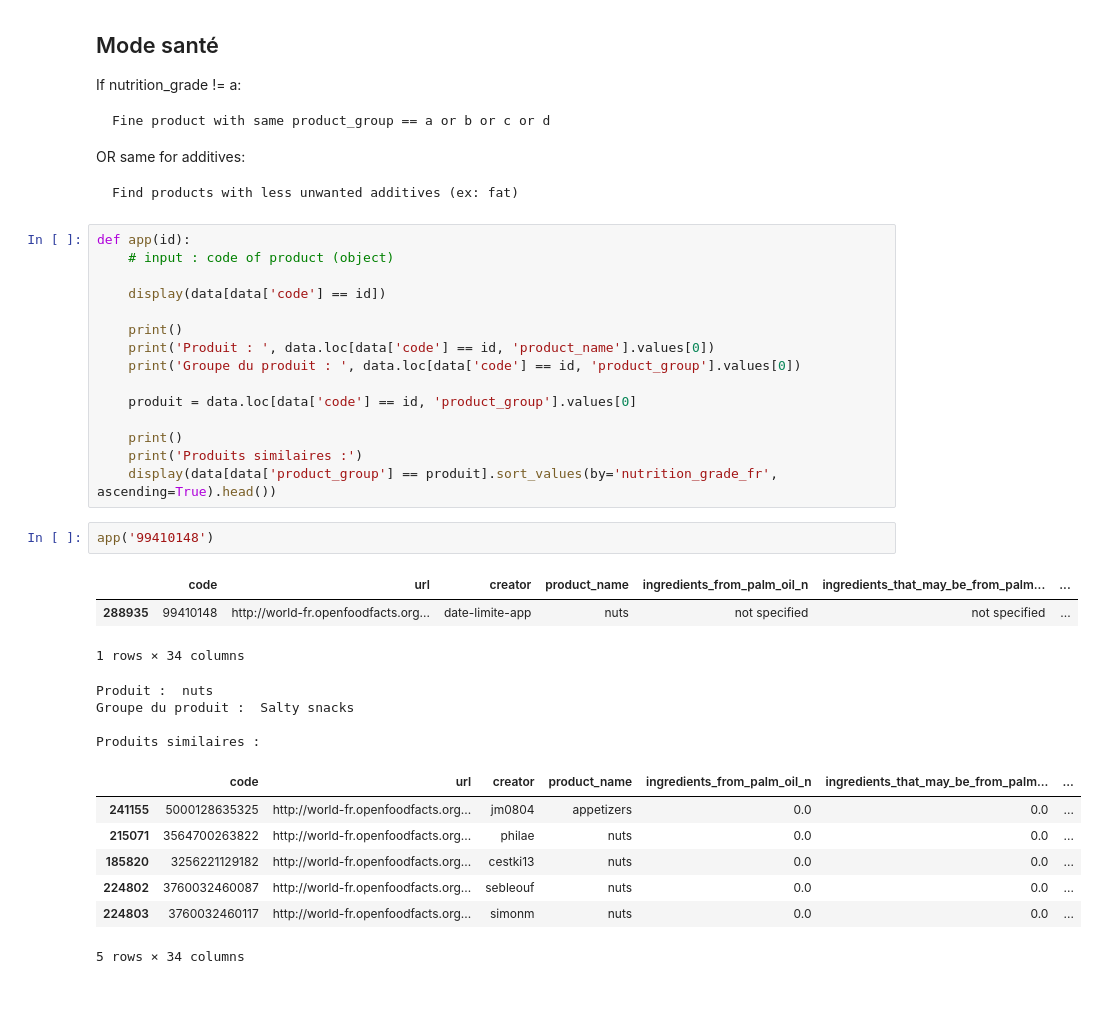
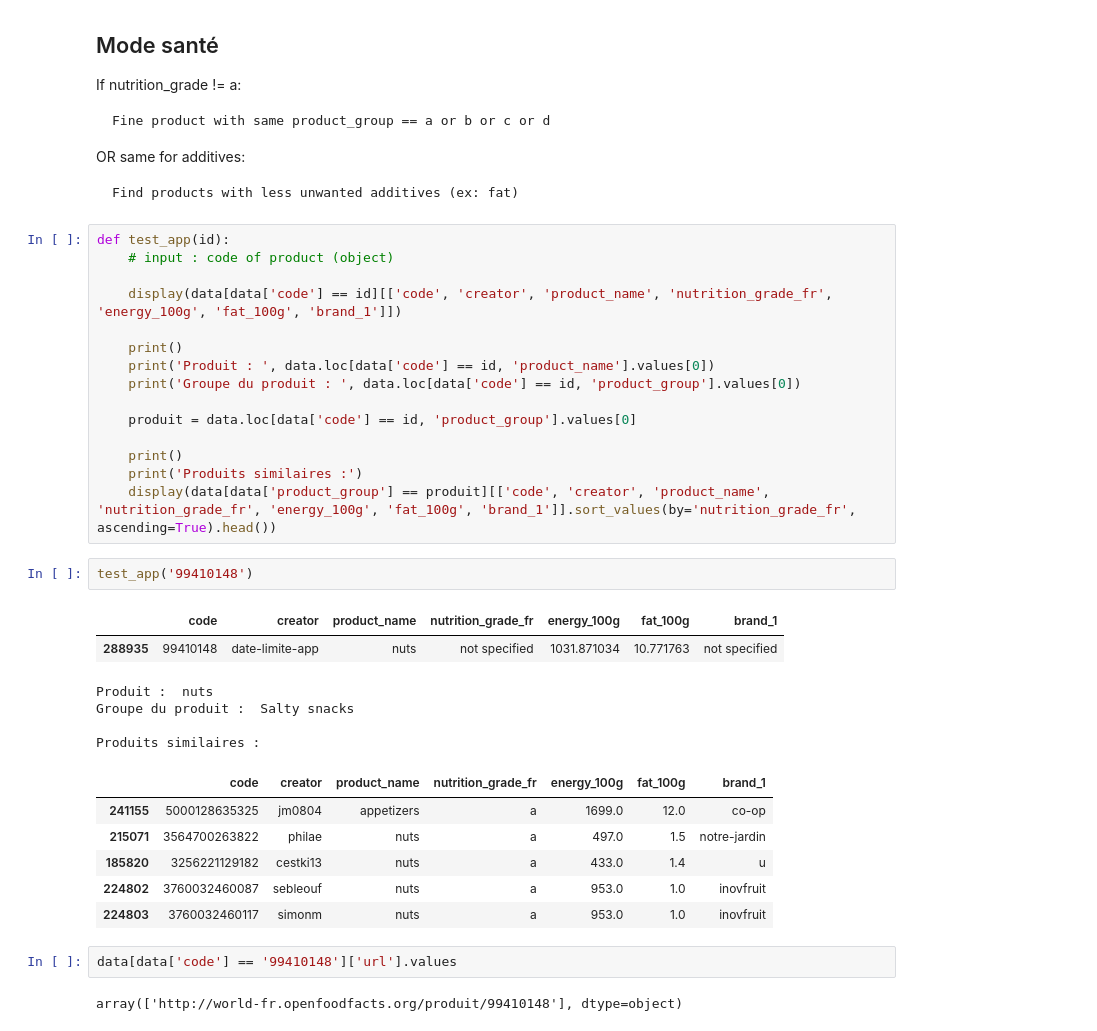
Before and after one commit to Axelibnida/My_projects, a Jupyter notebook: Data cleaning and Analyses/P2_Data_analysis.ipynb, the cells around one changed output. Saved outputs shown, nothing was run; the diff lists cells and outputs as text; blank space fills up the shorter version.

```diff
--- a/Data cleaning and Analyses/Data_analysis.ipynb
+++ b/Data cleaning and Analyses/P2_Data_analysis.ipynb
@@ -999,10 +1073,10 @@ OR same for additives:
 
     Find products with less unwanted additives (ex: fat)
 # %%
-def app(id):
+def test_app(id):
     # input : code of product (object)
 
-    display(data[data['code'] == id])
+    display(data[data['code'] == id][['code', 'creator', 'product_name', 'nutrition_grade_fr', 'energy_100g', 'fat_100g', 'brand_1']])
 
     print()
     print('Produit : ', data.loc[data['code'] == id, 'product_name'].values[0])
@@ -1012,21 +1086,23 @@ def app(id):
 
     print()
     print('Produits similaires :')
-    display(data[data['product_group'] == produit].sort_values(by='nutrition_grade_fr', ascending=True).head())
+    display(data[data['product_group'] == produit][['code', 'creator', 'product_name', 'nutrition_grade_fr', 'energy_100g', 'fat_100g', 'brand_1']].sort_values(by='nutrition_grade_fr', ascending=True).head())
 # %%
-app('99410148')
+test_app('99410148')
 # %% [output]
-|  | code | url | creator | product_name | ingredients_from_palm_oil_n | ingredients_that_may_be_from_palm... | ... |
-| 288935 | 99410148 | http://world-fr.openfoodfacts.org... | date-limite-app | nuts | not specified | not specified | ... |
+|  | code | creator | product_name | nutrition_grade_fr | energy_100g | fat_100g | brand_1 |
+| 288935 | 99410148 | date-limite-app | nuts | not specified | 1031.871034 | 10.771763 | not specified |
-1 rows × 34 columns
+Produit :  nuts
+Groupe du produit :  Salty snacks
+
+Produits similaires :
-Produit :  nuts
-Groupe du produit :  Salty snacks
-
-Produits similaires :
-|  | code | url | creator | product_name | ingredients_from_palm_oil_n | ingredients_that_may_be_from_palm... | ... |
-| 241155 | 5000128635325 | http://world-fr.openfoodfacts.org... | jm0804 | appetizers | 0.0 | 0.0 | ... |
-| 215071 | 3564700263822 | http://world-fr.openfoodfacts.org... | philae | nuts | 0.0 | 0.0 | ... |
-| 185820 | 3256221129182 | http://world-fr.openfoodfacts.org... | cestki13 | nuts | 0.0 | 0.0 | ... |
-| 224802 | 3760032460087 | http://world-fr.openfoodfacts.org... | sebleouf | nuts | 0.0 | 0.0 | ... |
-| 224803 | 3760032460117 | http://world-fr.openfoodfacts.org... | simonm | nuts | 0.0 | 0.0 | ... |
+|  | code | creator | product_name | nutrition_grade_fr | energy_100g | fat_100g | brand_1 |
+| 241155 | 5000128635325 | jm0804 | appetizers | a | 1699.0 | 12.0 | co-op |
+| 215071 | 3564700263822 | philae | nuts | a | 497.0 | 1.5 | notre-jardin |
+| 185820 | 3256221129182 | cestki13 | nuts | a | 433.0 | 1.4 | u |
+| 224802 | 3760032460087 | sebleouf | nuts | a | 953.0 | 1.0 | inovfruit |
+| 224803 | 3760032460117 | simonm | nuts | a | 953.0 | 1.0 | inovfruit |
-5 rows × 34 columns
+# %%
+data[data['code'] == '99410148']['url'].values
+# %% [output]
+array(['http://world-fr.openfoodfacts.org/produit/99410148'], dtype=object)
```
Also changed, not shown: parts of 7 cells of this notebook, 2 other files.
